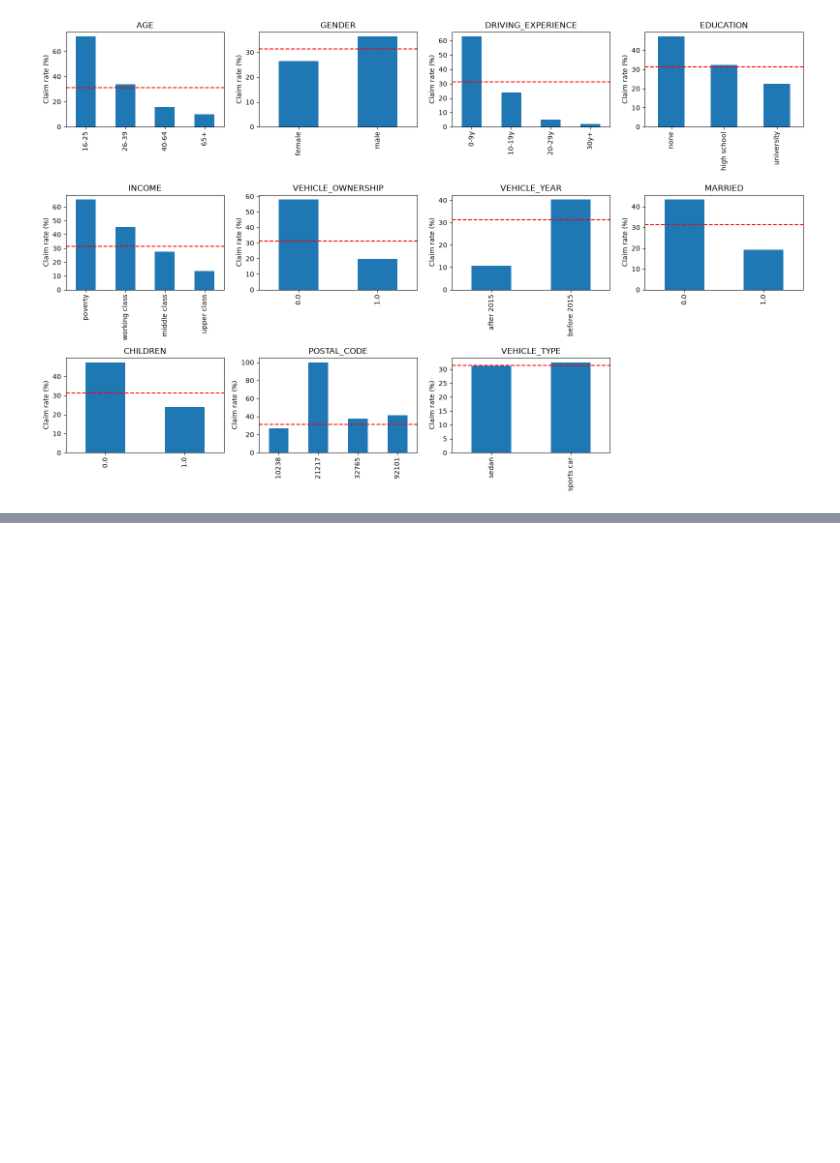
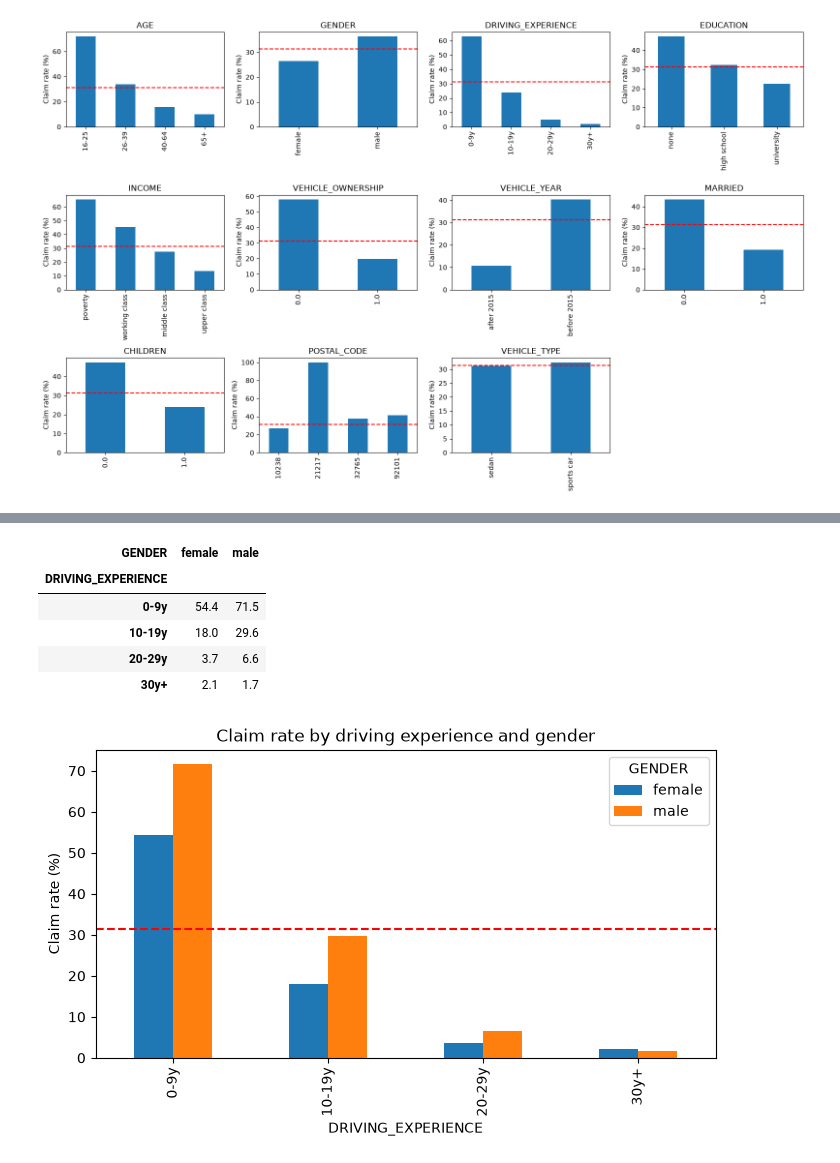
Before and after one commit to EronBaftjari/CA2_DataAnalytics, a Jupyter notebook: notebooks/T00270078_Baftjari_CA2_Notebook.ipynb, the cells around one changed output, grey strips where cells are left out. Cells and saved outputs as stored; diff of their text form; code cells hidden in the pictures; blank space fills up the shorter version.

```diff
--- a/notebooks/T00270078_Baftjari_CA2_Notebook.ipynb
+++ b/notebooks/T00270078_Baftjari_CA2_Notebook.ipynb
@@ -316,0 +320,21 @@ plt.show()
+# %%
+gender_table = pd.crosstab(index=df["DRIVING_EXPERIENCE"],
+                           columns=df["GENDER"],
+                           values=df["OUTCOME"],
+                           aggfunc="mean") * 100
+display(gender_table.round(1))
+
+
+gender_table.plot(kind="bar", figsize=(8, 4))
+plt.axhline(overall_rate, color="red", linestyle="--")
+plt.ylabel("Claim rate (%)")
+plt.title("Claim rate by driving experience and gender")
+plt.show()
+# %% [output]
+| GENDER | female | male |
+| DRIVING_EXPERIENCE |  |  |
+| 0-9y | 54.4 | 71.5 |
+| 10-19y | 18.0 | 29.6 |
+| 20-29y | 3.7 | 6.6 |
+| 30y+ | 2.1 | 1.7 |
+[figure, added]
```
Also changed, not shown: parts of 10 cells of this notebook, 2 other files.
